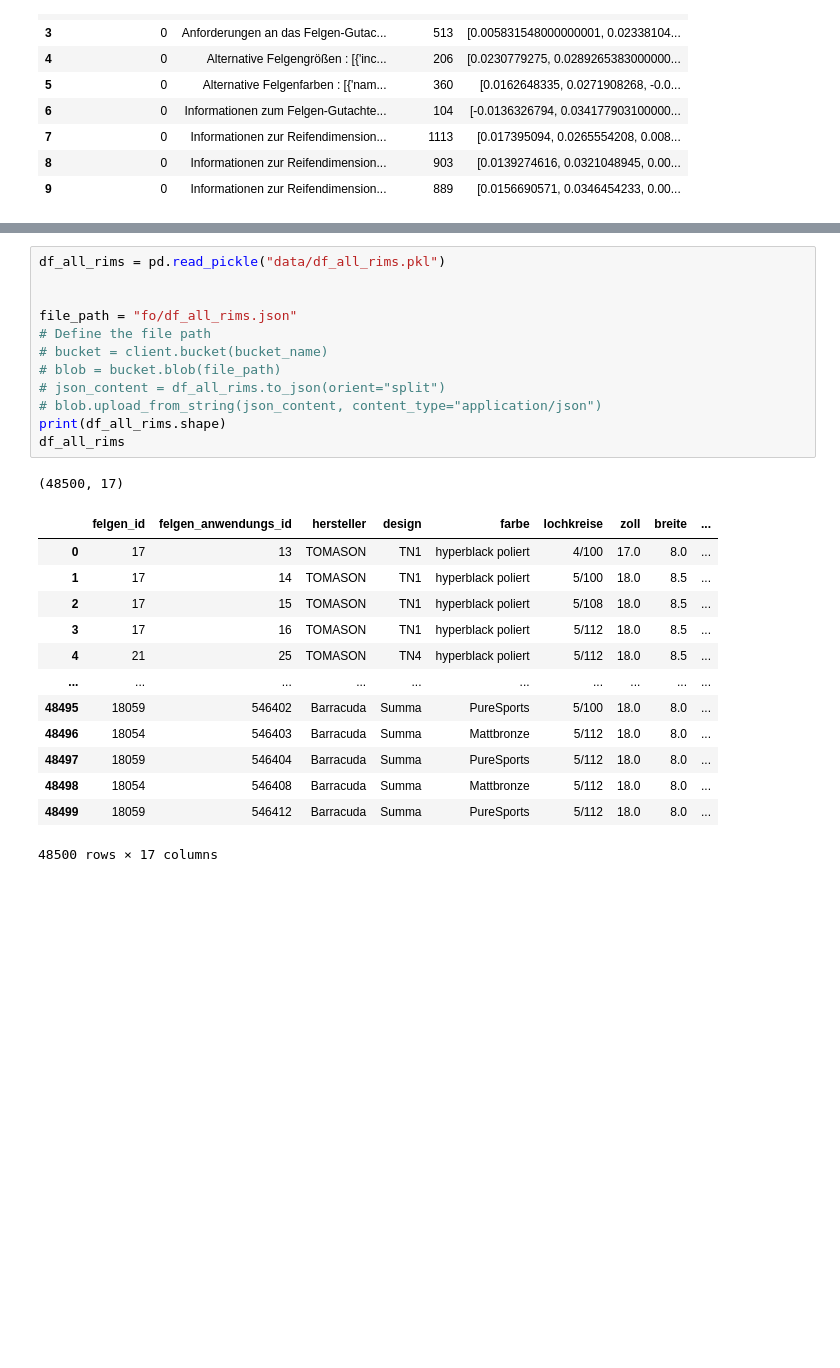
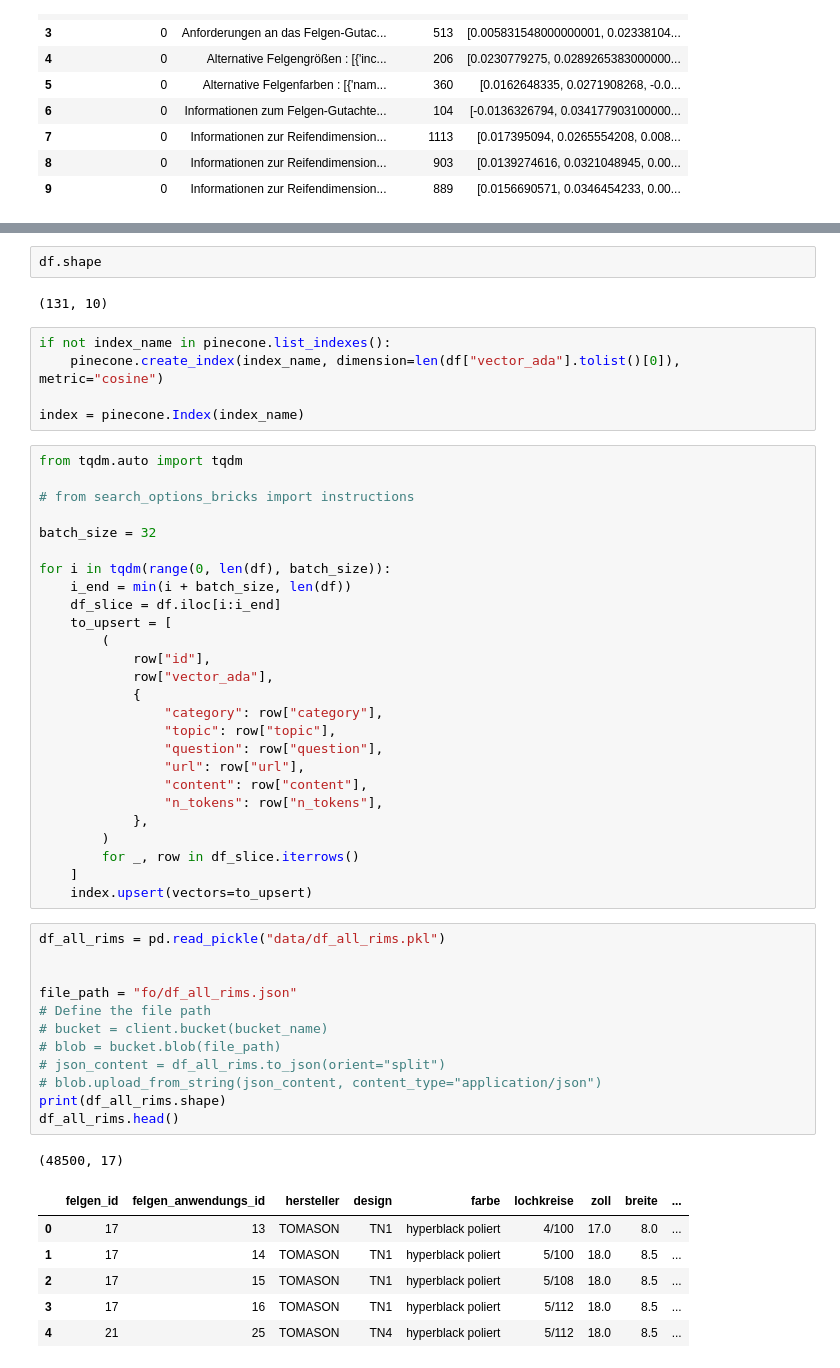
Before and after one commit to ArTyOd/fo_ai, a Jupyter notebook: check_dfs.ipynb, the cells around one changed output, grey strips where cells are left out. Cells and saved outputs as stored; diff of their text form; blank space fills up the shorter version.

```diff
--- a/check_dfs.ipynb
+++ b/check_dfs.ipynb
@@ -84,28 +107,56 @@ df
+# %%
+df.shape
+# %% [output]
+(131, 10)
+# %%
+if not index_name in pinecone.list_indexes():
+    pinecone.create_index(index_name, dimension=len(df["vector_ada"].tolist()[0]), metric="cosine")
+
+index = pinecone.Index(index_name)
+# %%
+from tqdm.auto import tqdm
+
+# from search_options_bricks import instructions
+
+batch_size = 32
+
+for i in tqdm(range(0, len(df), batch_size)):
+    i_end = min(i + batch_size, len(df))
+    df_slice = df.iloc[i:i_end]
+    to_upsert = [
+        (
+            row["id"],
+            row["vector_ada"],
+            {
+                "category": row["category"],
+                "topic": row["topic"],
+                "question": row["question"],
+                "url": row["url"],
+                "content": row["content"],
+                "n_tokens": row["n_tokens"],
+            },
+        )
+        for _, row in df_slice.iterrows()
+    ]
+    index.upsert(vectors=to_upsert)
 # %%
 df_all_rims = pd.read_pickle("data/df_all_rims.pkl")
 
 
 file_path = "fo/df_all_rims.json"
 # Define the file path
 # bucket = client.bucket(bucket_name)
 # blob = bucket.blob(file_path)
 # json_content = df_all_rims.to_json(orient="split")
 # blob.upload_from_string(json_content, content_type="application/json")
 print(df_all_rims.shape)
-df_all_rims
+df_all_rims.head()
 # %% [output]
 (48500, 17)
 |  | felgen_id | felgen_anwendungs_id | hersteller | design | farbe | lochkreise | zoll | breite | ... |
 | 0 | 17 | 13 | TOMASON | TN1 | hyperblack poliert | 4/100 | 17.0 | 8.0 | ... |
 | 1 | 17 | 14 | TOMASON | TN1 | hyperblack poliert | 5/100 | 18.0 | 8.5 | ... |
 | 2 | 17 | 15 | TOMASON | TN1 | hyperblack poliert | 5/108 | 18.0 | 8.5 | ... |
 | 3 | 17 | 16 | TOMASON | TN1 | hyperblack poliert | 5/112 | 18.0 | 8.5 | ... |
 | 4 | 21 | 25 | TOMASON | TN4 | hyperblack poliert | 5/112 | 18.0 | 8.5 | ... |
-| ... | ... | ... | ... | ... | ... | ... | ... | ... | ... |
-| 48495 | 18059 | 546402 | Barracuda | Summa | PureSports | 5/100 | 18.0 | 8.0 | ... |
-| 48496 | 18054 | 546403 | Barracuda | Summa | Mattbronze | 5/112 | 18.0 | 8.0 | ... |
-| 48497 | 18059 | 546404 | Barracuda | Summa | PureSports | 5/112 | 18.0 | 8.0 | ... |
-| 48498 | 18054 | 546408 | Barracuda | Summa | Mattbronze | 5/112 | 18.0 | 8.0 | ... |
-| 48499 | 18059 | 546412 | Barracuda | Summa | PureSports | 5/112 | 18.0 | 8.0 | ... |
-48500 rows × 17 columns
 # %%
```
Also changed, not shown: parts of 27 cells of this notebook, 8 other files.
